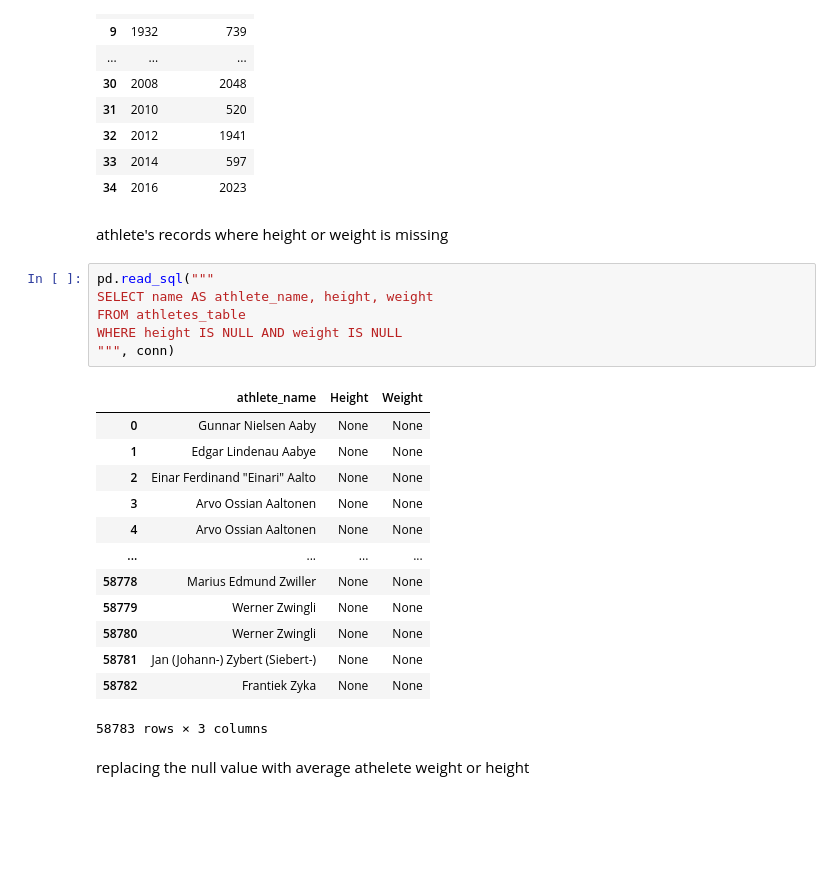
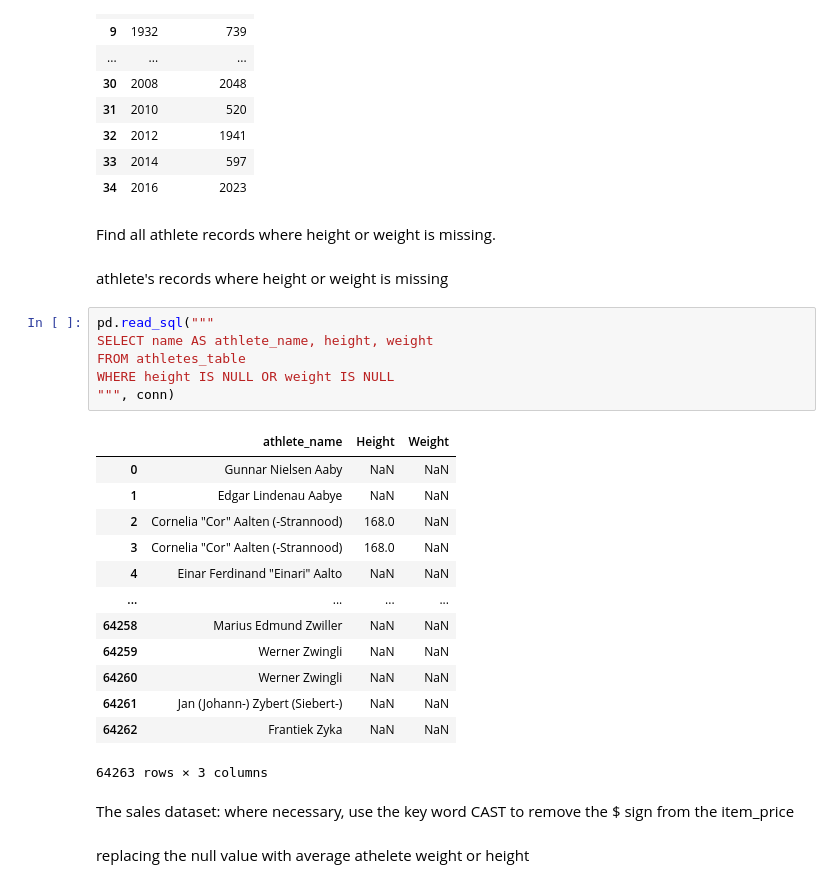
Before and after one commit to egitonga395/kamilimu_assignments, a Jupyter notebook: Ericksqlassignment.ipynb, the cells around one changed output. Saved outputs shown, nothing was run; the diff lists cells and outputs as text; blank space fills up the shorter version.

```diff
--- a/Ericksqlassignment.ipynb
+++ b/Ericksqlassignment.ipynb
@@ -123,28 +142,33 @@ ORDER BY year
 | 32 | 2012 | 1941 |
 | 33 | 2014 | 597 |
 | 34 | 2016 | 2023 |
+# %% [markdown]
+
+Find all athlete records where height or weight is missing.
 # %% [markdown]
 athlete's records where height or weight is missing
 # %%
 pd.read_sql("""
 SELECT name AS athlete_name, height, weight
 FROM athletes_table
-WHERE height IS NULL AND weight IS NULL
+WHERE height IS NULL OR weight IS NULL
 """, conn)
 # %% [output]
 |  | athlete_name | Height | Weight |
-| 0 | Gunnar Nielsen Aaby | None | None |
-| 1 | Edgar Lindenau Aabye | None | None |
-| 2 | Einar Ferdinand "Einari" Aalto | None | None |
-| 3 | Arvo Ossian Aaltonen | None | None |
-| 4 | Arvo Ossian Aaltonen | None | None |
+| 0 | Gunnar Nielsen Aaby | NaN | NaN |
+| 1 | Edgar Lindenau Aabye | NaN | NaN |
+| 2 | Cornelia "Cor" Aalten (-Strannood) | 168.0 | NaN |
+| 3 | Cornelia "Cor" Aalten (-Strannood) | 168.0 | NaN |
+| 4 | Einar Ferdinand "Einari" Aalto | NaN | NaN |
 | ... | ... | ... | ... |
-| 58778 | Marius Edmund Zwiller | None | None |
-| 58779 | Werner Zwingli | None | None |
-| 58780 | Werner Zwingli | None | None |
-| 58781 | Jan (Johann-) Zybert (Siebert-) | None | None |
-| 58782 | Frantiek Zyka | None | None |
+| 64258 | Marius Edmund Zwiller | NaN | NaN |
+| 64259 | Werner Zwingli | NaN | NaN |
+| 64260 | Werner Zwingli | NaN | NaN |
+| 64261 | Jan (Johann-) Zybert (Siebert-) | NaN | NaN |
+| 64262 | Frantiek Zyka | NaN | NaN |
-58783 rows × 3 columns
+64263 rows × 3 columns
+# %% [markdown]
+The sales dataset: where necessary, use the key word CAST to remove the $ sign from the item_price
 # %% [markdown]
 replacing the null value with average athelete weight or height
 # %%
```
Also changed, not shown: parts of 18 cells of this notebook.
